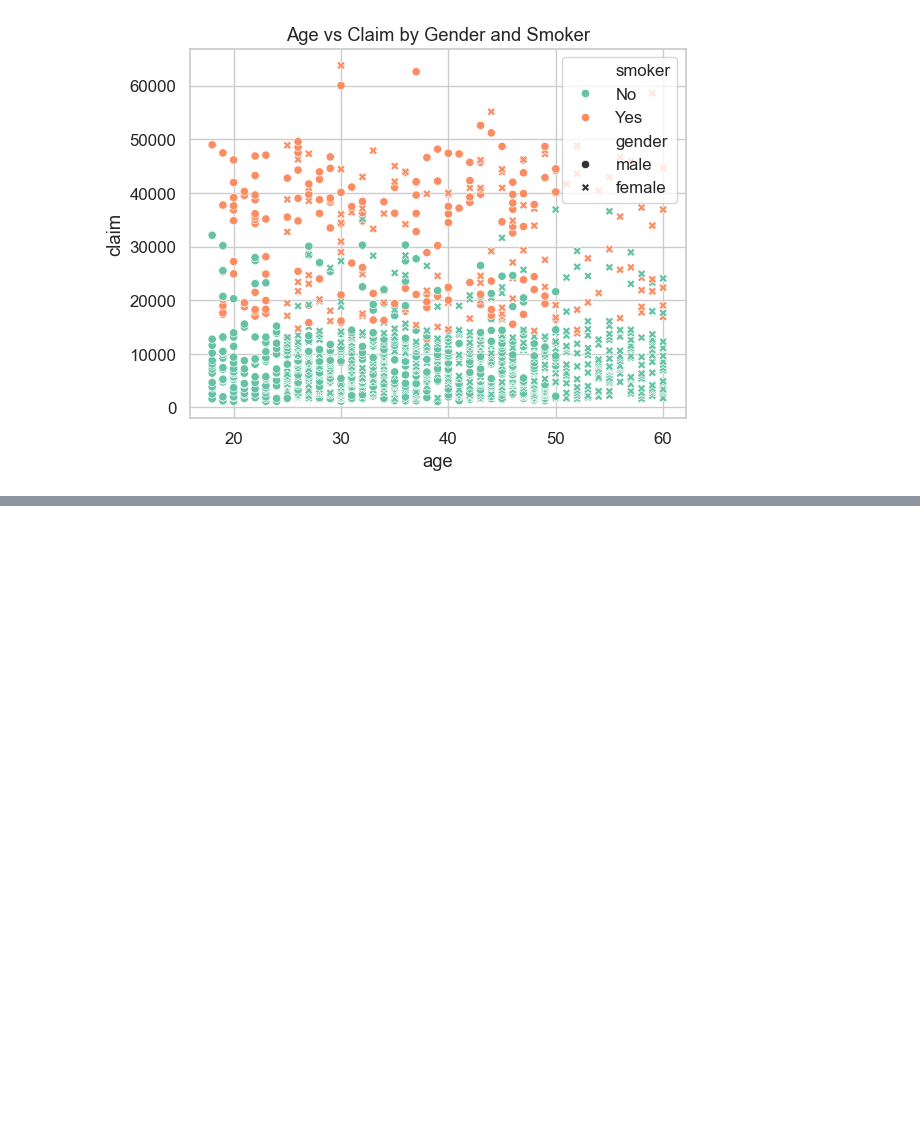
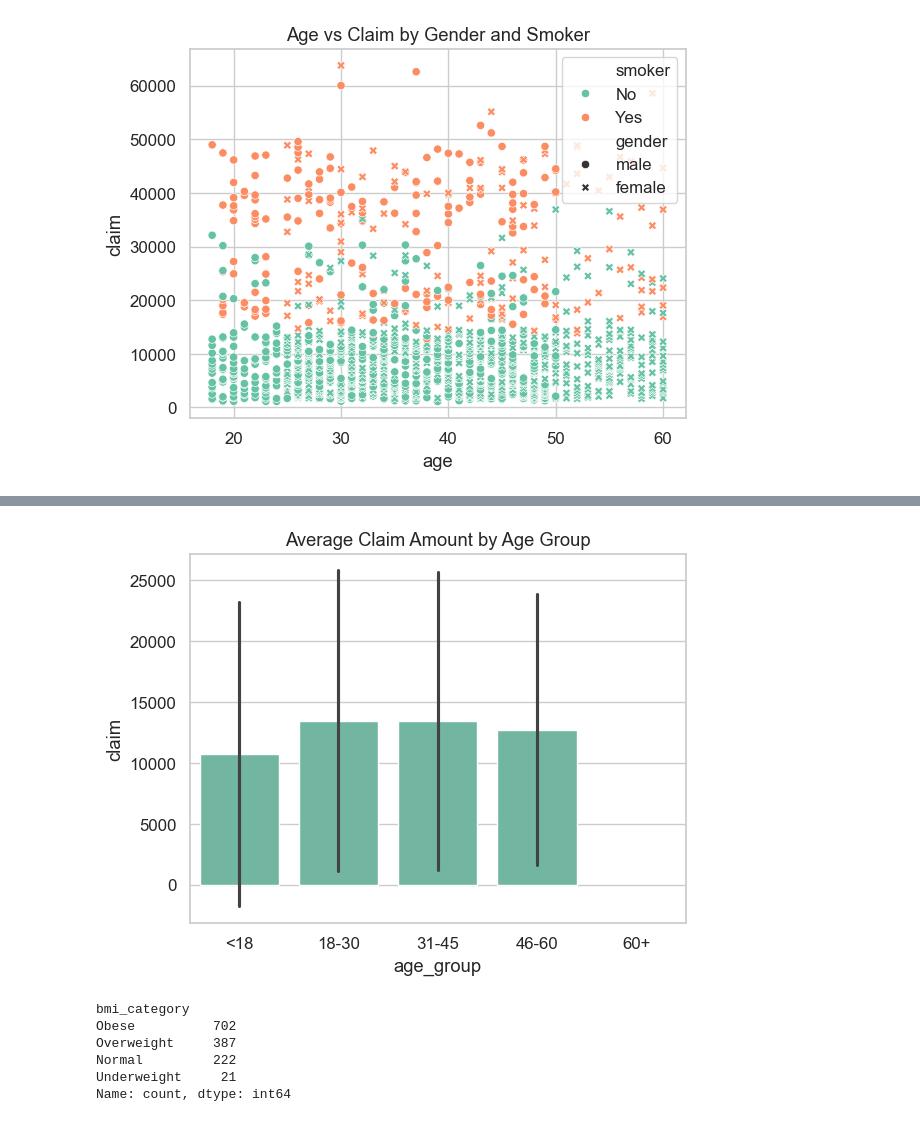
Before and after one commit to emomo81/health-insurance-cost-prediction-ML-, a Jupyter notebook: analysis_model.ipynb, the cells around one changed output, grey strips where cells are left out. Cells and saved outputs as stored; diff of their text form; code cells hidden in the pictures; blank space fills up the shorter version.

```diff
--- a/analysis_model.ipynb
+++ b/analysis_model.ipynb
@@ -164,0 +177,2 @@ plt.show()
+# %%
+df["age_group"] = pd.cut(df["age"], bins=[0, 18, 35, 50, 65, 80], labels=["<18", "18-30", "31-45", "46-60", "60+"])
@@ -164,0 +205,6 @@ plt.show()
+# %%
+sns.barplot(data=df,x="age_group",y="claim",estimator="mean",errorbar="sd")
+plt.title("Average Claim Amount by Age Group")
+plt.show()
+# %% [output]
+[figure, added]
@@ -164,0 +213,9 @@ plt.show()
+# %%
+df["bmi_category"].value_counts()
+# %% [output]
+bmi_category
+Obese          702
+Overweight     387
+Normal         222
+Underweight     21
+Name: count, dtype: int64
```
Also changed, not shown: parts of 5 cells of this notebook.
